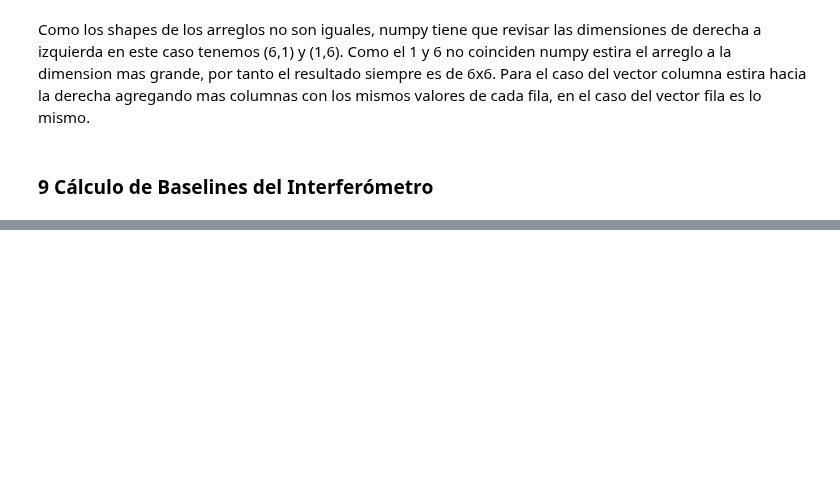
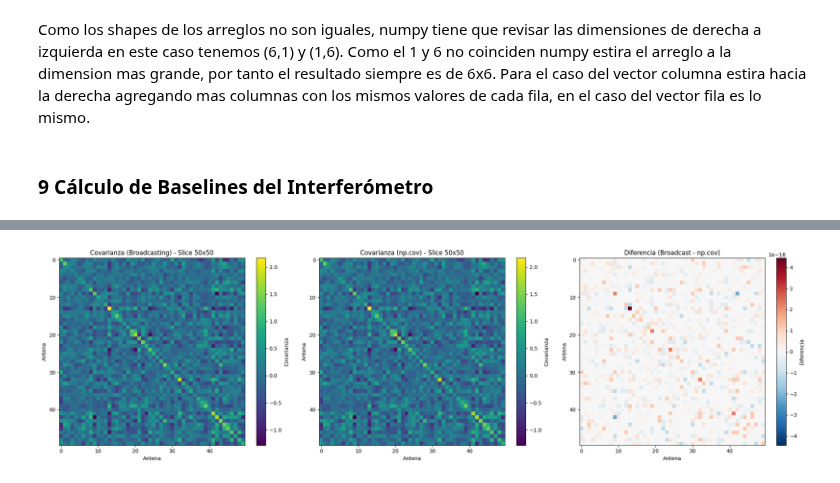
Before and after one commit to Mieres7/RadioInterferometry, a Jupyter notebook: ejercicios_numpy/guia_numpy.ipynb, the cells around one changed output, grey strips where cells are left out. Cells and saved outputs as stored; diff of their text form; code cells hidden in the pictures; blank space fills up the shorter version.

```diff
--- a/ejercicios_numpy/guia_numpy.ipynb
+++ b/ejercicios_numpy/guia_numpy.ipynb
@@ -299,0 +338,46 @@ Como los shapes de los arreglos no son iguales, numpy tiene que revisar las dime
+# %%
+slice_size = 50
+
+# Extraemos los slices
+slice_broadcast = cov_broadcast[:slice_size, :slice_size]
+slice_np = cov_np[:slice_size, :slice_size]
+
+# Calculamos la diferencia
+slice_diff = slice_broadcast - slice_np
+
+# Determinamos un rango de color común para una comparación justa
+vmin = min(slice_broadcast.min(), slice_np.min())
+vmax = max(slice_broadcast.max(), slice_np.max())
+
+# Creamos la figura con 3 subplots
+fig, axes = plt.subplots(1, 3, figsize=(21, 6))
+
+# --- Gráfico 1: Covarianza con Broadcasting ---
+im1 = axes[0].imshow(slice_broadcast, vmin=vmin, vmax=vmax, cmap='viridis', aspect='auto')
+axes[0].set_title('Covarianza (Broadcasting) - Slice 50x50')
+axes[0].set_xlabel('Antena')
+axes[0].set_ylabel('Antena')
+fig.colorbar(im1, ax=axes[0], label='Covarianza')
+
+# --- Gráfico 2: Covarianza con np.cov() ---
+im2 = axes[1].imshow(slice_np, vmin=vmin, vmax=vmax, cmap='viridis', aspect='auto')
+axes[1].set_title('Covarianza (np.cov) - Slice 50x50')
+axes[1].set_xlabel('Antena')
+axes[1].set_ylabel('Antena')
+fig.colorbar(im2, ax=axes[1], label='Covarianza')
+
+# --- Gráfico 3: Diferencia ---
+# Usamos un mapa de color divergente (Rojo-Azul)
+vmax_diff = np.abs(slice_diff).max() # Rango de color simétrico
+im3 = axes[2].imshow(slice_diff, cmap='RdBu_r', vmin=-vmax_diff, vmax=vmax_diff, aspect='auto')
+axes[2].set_title('Diferencia (Broadcast - np.cov)')
+axes[2].set_xlabel('Antena')
+axes[2].set_ylabel('Antena')
+fig.colorbar(im3, ax=axes[2], label='Diferencia')
+
+plt.tight_layout()
+
+# En tu script o notebook, usa plt.show() para mostrar la ventana
+plt.show()
+# %% [output]
+[figure, added]
```
Also changed, not shown: parts of 37 cells of this notebook, 2 other files.
